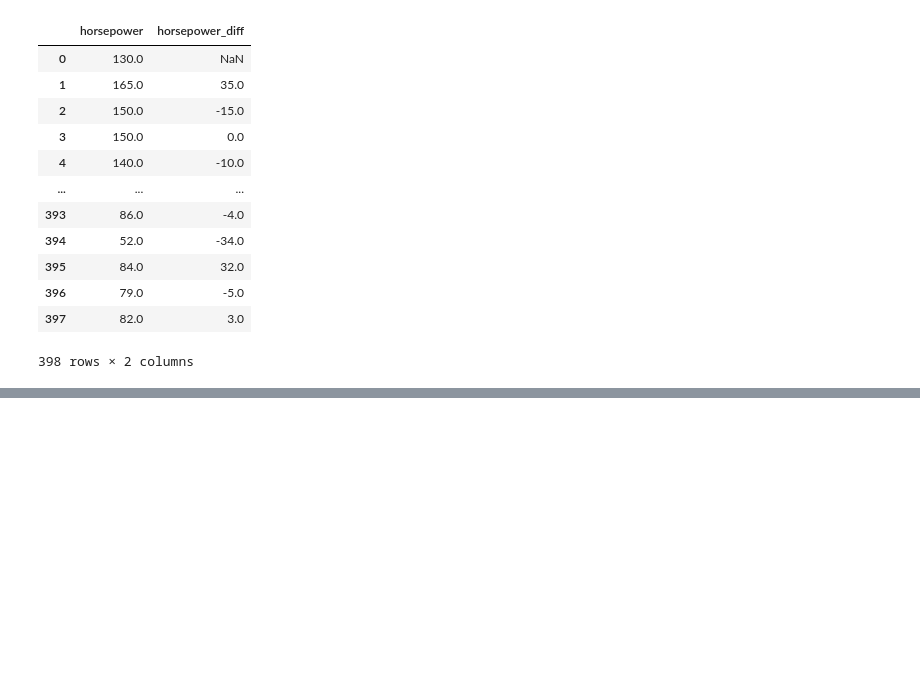
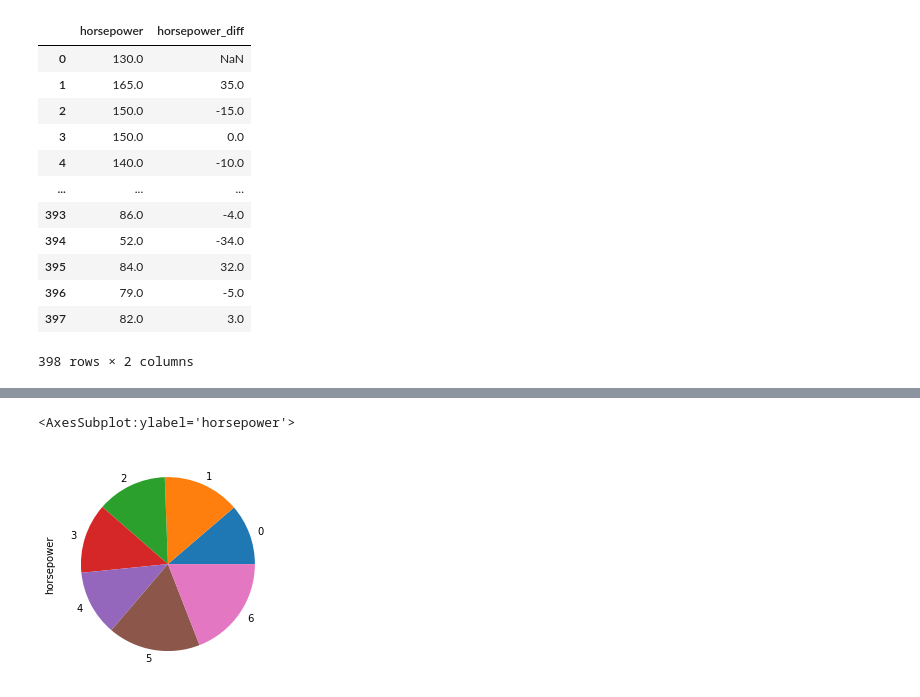
Before and after one commit to iksadNorth/sketch, a Jupyter notebook: lab_pandas.ipynb, the cells around one changed output, grey strips where cells are left out. Drawn from its saved outputs; the diff is of its cells as text; code cells hidden in the pictures; blank space fills up the shorter version.

```diff
--- a/lab_pandas.ipynb
+++ b/lab_pandas.ipynb
@@ -367,0 +383,5 @@ df4
+# %%
+df4.horsepower.head(7).plot.pie()
+# %% [output]
+<AxesSubplot:ylabel='horsepower'>
+[figure, added]
```
Also changed, not shown: parts of 9 cells of this notebook, 1 other file.
